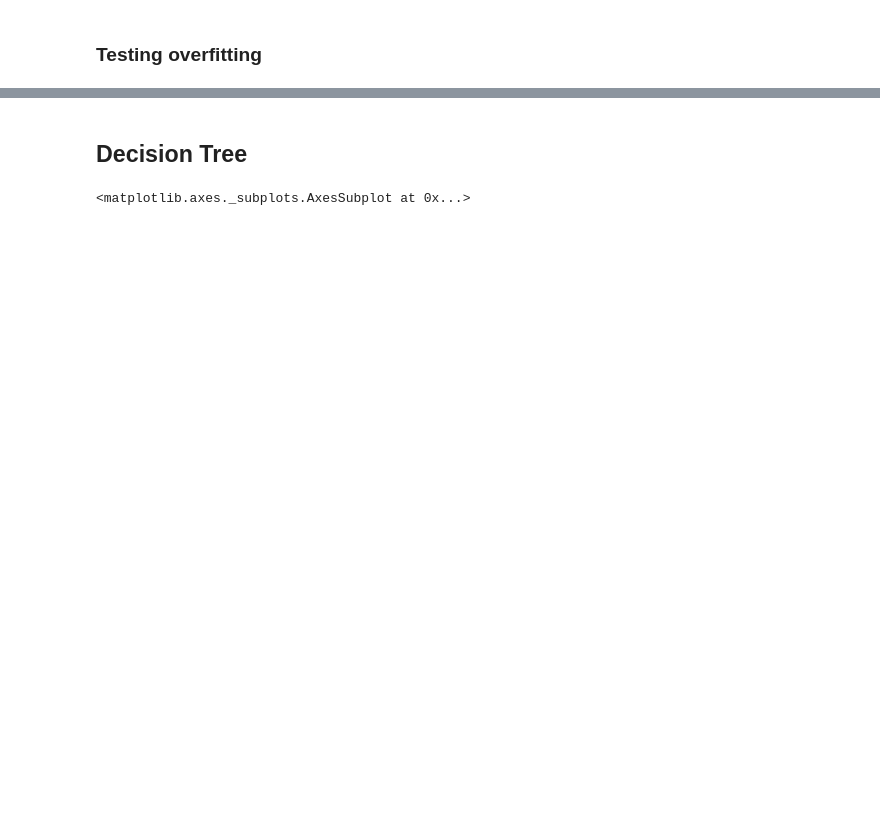
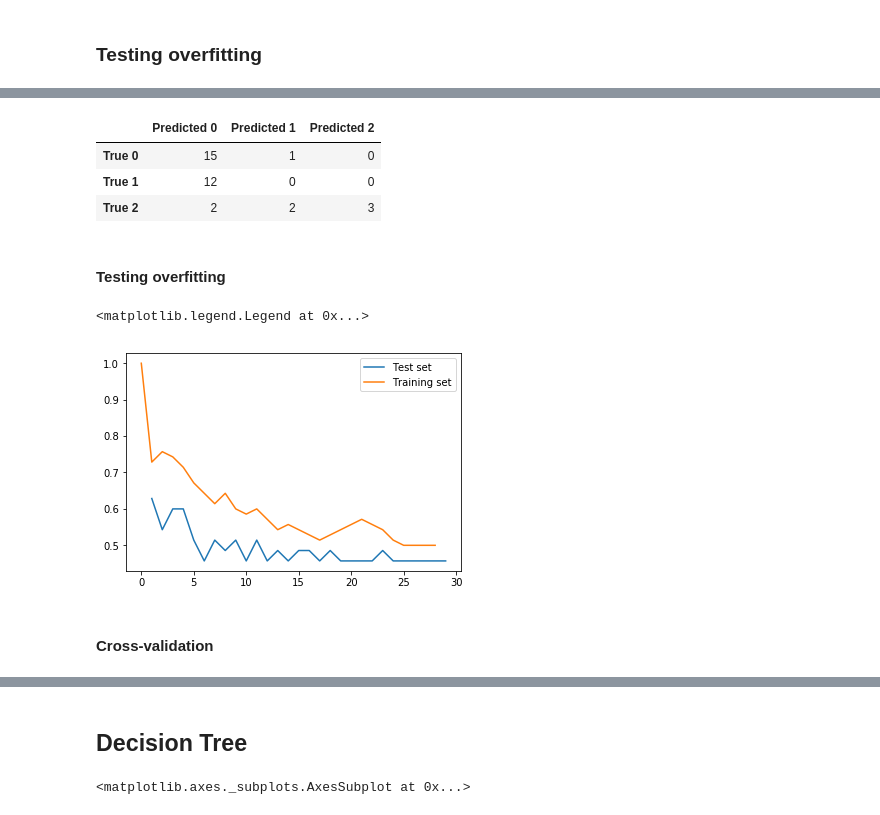
Before and after one commit to hgit2/IAproject, a Jupyter notebook: Projet_IA_clustering_classification.ipynb, the cells around one changed output, grey strips where cells are left out. Cells and saved outputs as stored; diff of their text form; code cells hidden in the pictures; blank space fills up the shorter version.

```diff
--- a/Projet_IA_clustering_classification.ipynb
+++ b/Projet_IA_clustering_classification.ipynb
@@ -833,0 +798,9 @@ plt.legend()
+# %%
+data_train, data_test, label_train, label_test = train_test_split(sort_datatri, classes2, test_size=0.33, random_state=10)
+sortedLabelList = sorted(list(set(classes2)))
+# %%
+# knn model
+model_knn_2 = neighbors.KNeighborsClassifier(n_neighbors=5, weights='uniform', p=2)
+# %%
+# Training
+model_knn_2.fit(data_train, label_train)
@@ -833,0 +825,37 @@ plt.legend()
+# %%
+# Confusion matrix
+import pandas as pds
+pds.DataFrame(
+    metrics.confusion_matrix(y_true=label_test, y_pred=label_predict, labels=sortedLabelList),
+    columns=['Predicted ' + str(className) for className in sortedLabelList],
+    index=['True ' + str(className) for className in sortedLabelList]
+)
+# %% [output]
+|  | Predicted 0 | Predicted 1 | Predicted 2 |
+| True 0 | 15 | 1 | 0 |
+| True 1 | 12 | 0 | 0 |
+| True 2 | 2 | 2 | 3 |
+# %% [markdown]
+#### Testing overfitting
+# %%
+# variation of the number of neighbours
+train_accuracy = []
+test_accuracy = []
+for i in range(1,30):
+    model_i = neighbors.KNeighborsClassifier(n_neighbors=i, weights='uniform', p=2)
+    # Training
+    model_i.fit(data_train, label_train)
+    train_predict = model_i.predict(data_train)
+    # Testing
+    test_predict = model_i.predict(data_test)
+    train_accuracy.append(metrics.accuracy_score(label_train, train_predict))
+    test_accuracy.append(metrics.accuracy_score(label_test, test_predict))
+# %%
+plt.plot(range(1,30),test_accuracy, label="Test set")
+plt.plot(train_accuracy, label="Training set")
+plt.legend()
+# %% [output]
+<matplotlib.legend.Legend at 0x...>
+[figure, added]
+# %% [markdown]
+#### Cross-validation
```
Also changed, not shown: parts of 51 cells of this notebook, 1 other file.
